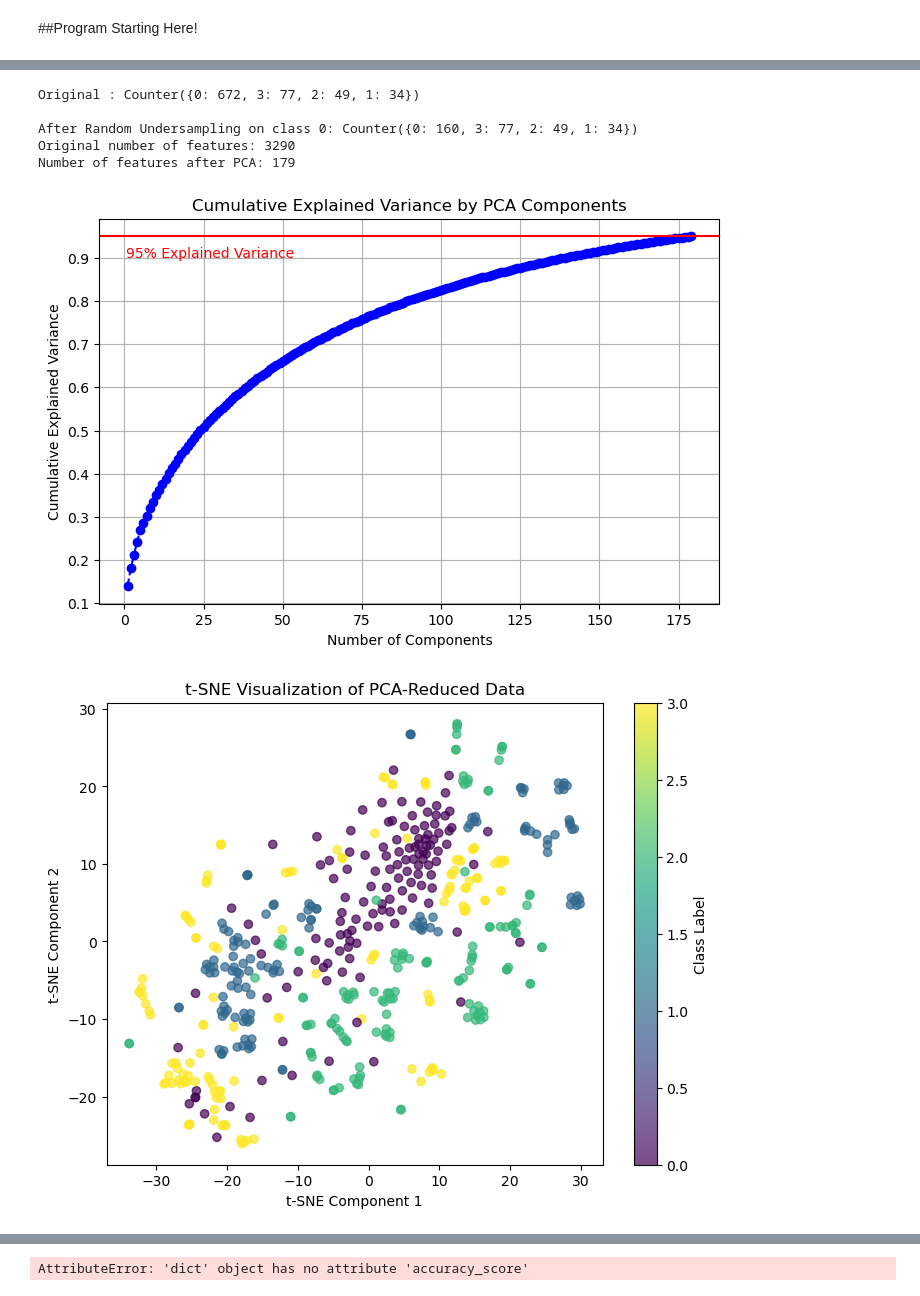
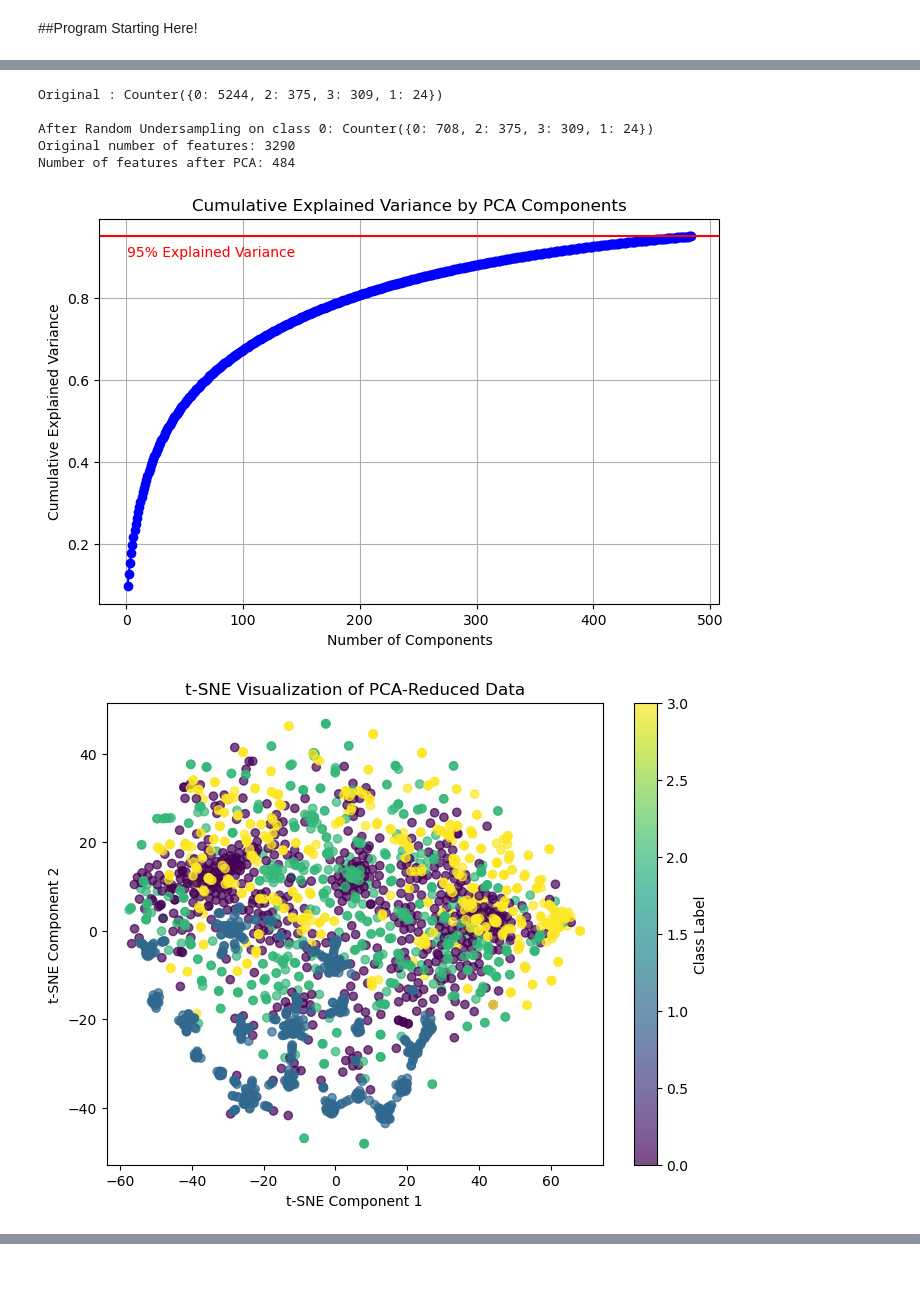
Before and after one commit to swapnilk0607/pml-project, a Jupyter notebook: notebooks/master/object-detection/src/model_creation.ipynb, the cells around one changed output, grey strips where cells are left out. Saved outputs shown, nothing was run; the diff lists cells and outputs as text; code cells hidden in the pictures.

```diff
--- a/notebooks/master/object-detection/src/model_creation.ipynb
+++ b/notebooks/master/object-detection/src/model_creation.ipynb
@@ -26,11 +28,12 @@ algorithms = {
     'SVC-RBF': SVC(kernel='rbf', probability=True,random_state=42),
     'RandomForest': RandomForestClassifier(random_state=42),
     # 'Neural-Network-5': MLPClassifier(hidden_layer_sizes=[5], max_iter=20000, random_state=42),
-    'DecisionTree': DecisionTreeClassifier(random_state=42),
+    # 'DecisionTree': DecisionTreeClassifier(random_state=42),
     # 'GradientBoosting': GradientBoostingClassifier(random_state=42),
     # 'KNeighbors': KNeighborsClassifier(n_neighbors=5),
 }
-file_path = '../outputs/features_data_labelled.csv'
+file_path = '../outputs/features_data_grp_1_master.csv'
+# file_path = 'features_data_testing_1.csv'
 np.random.seed(42)
 # %% [markdown]
 ##Program Starting Here!
@@ -49,9 +52,14 @@ def trainAndTestSplitData(X_features, y_features):
   trainX, testX, trainy, testy = model_selection.train_test_split(X_features, y_features, test_size=0.2,random_state=42, stratify=y_features)
   return trainX, testX, trainy, testy
 # %%
-def execute_model(trainX, testX, trainy, testy, model):
+def execute_model(trainX, testX, trainy, testy, model, create_pickle=True):
   # fit model
   model.fit(trainX, trainy)
+  #save model to pickle file
+  if create_pickle:
+      with open(f'../models/{model.__class__.__name__}_model.pkl', 'wb') as f:
+          pickle.dump(model, f)
+
   # predict on test set
   yhat = model.predict(testX)
   # evaluate predictions
@@ -66,7 +74,7 @@ def execute_model(trainX, testX, trainy, testy, model):
 apply_manual_undersampling = True
 df = pd.read_csv(file_path)
 df_clean = df.dropna()
-X = df_clean.drop(['image', 'tile_i', 'tile_j', 'y'], axis=1)
+X = df_clean.drop(['image','tile_number', 'tile_i', 'tile_j', 'y'], axis=1)
 y = df_clean['y']
 
 counts = df_clean['y'].value_counts().sort_index()   # or .sort_values(ascending=False)
@@ -106,6 +114,11 @@ X_scaled = scaler.fit_transform(X_smote)
 #Perform PCA
 pca = PCA(n_components=0.95)  # retain 95% of variance
 X_pca = pca.fit_transform(X_scaled)
+
+#Save pca into picjkle file
+with open('../models/pca_model.pkl', 'wb') as f:
+    pickle.dump(pca, f)
+
 print(f'Original number of features: {X_smote.shape[1]}')
 print(f'Number of features after PCA: {X_pca.shape[1]}')
 
@@ -160,7 +173,7 @@ train_pca_X, test_pca_X, train_pca_y, test_pca_y = trainAndTestSplitData(X_pca,
 all_model_reports_list = []
 for model_name, model in algorithms.items():
 
-    acc_orig, prec_orig, recall_orig, f1_orig, report_orig = execute_model(trainX, testX, trainy, testy, model)
+    acc_orig, prec_orig, recall_orig, f1_orig, report_orig = execute_model(trainX, testX, trainy, testy, model, create_pickle=False)
     acc_smote, prec_smote, recall_smote, f1_smote, report_smote = execute_model(train_pca_X, test_pca_X, train_pca_y, test_pca_y, model)
     df_result = pd.DataFrame({
         'Accuracy': [acc_orig, acc_smote ],
@@ -206,7 +219,7 @@ for model_name, model in algorithms.items():
-Original : Counter({0: 672, 3: 77, 2: 49, 1: 34})
+Original : Counter({0: 5244, 2: 375, 3: 309, 1: 24})
 
-After Random Undersampling on class 0: Counter({0: 160, 3: 77, 2: 49, 1: 34})
+After Random Undersampling on class 0: Counter({0: 708, 2: 375, 3: 309, 1: 24})
 Original number of features: 3290
-Number of features after PCA: 179
+Number of features after PCA: 484
-[figure, old version]
+[figure, new version]
-[figure, old version]
+[figure, new version]
@@ -215 +227,0 @@ Number of features after PCA: 179
-AttributeError: 'dict' object has no attribute 'accuracy_score'
```
Also changed, not shown: parts of 5 cells of this notebook, 8 other files.
